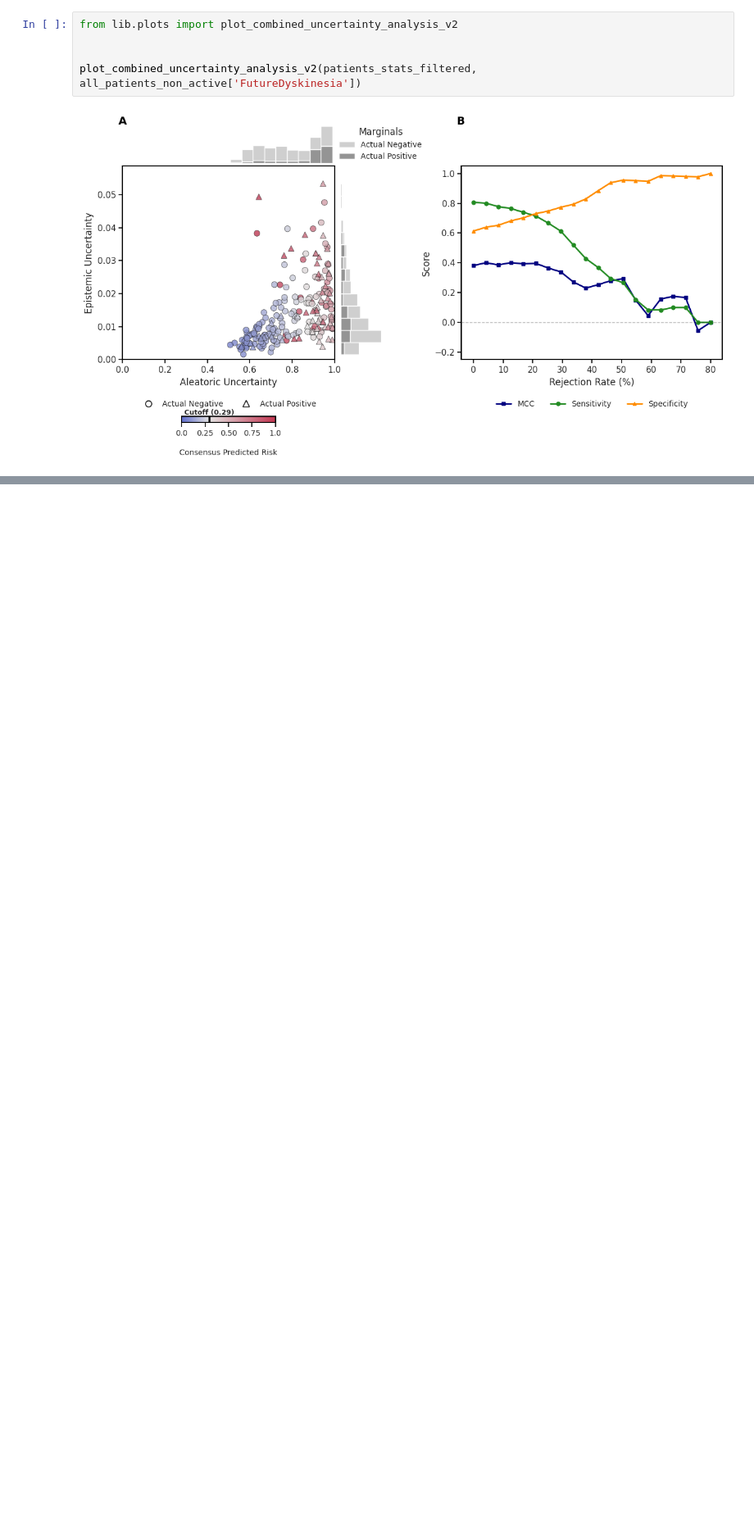
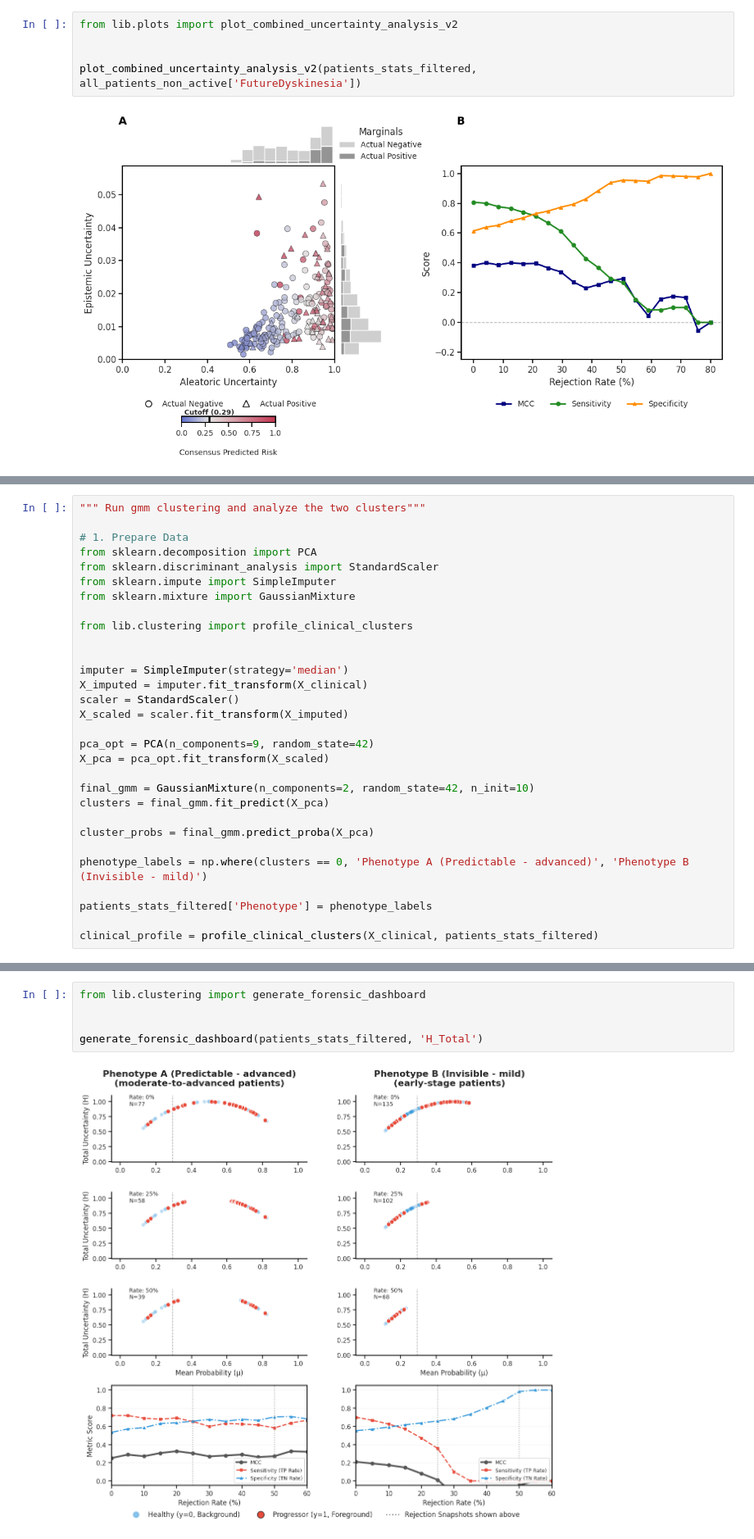
Before and after one commit to endrwalter/uncertainty_ml, a Jupyter notebook: code_uncertainty/main_pd.ipynb, the cells around one changed output, grey strips where cells are left out. Shown at 82% size. Cells and saved outputs as stored; diff of their text form; blank space fills up the shorter version.

```diff
--- a/code_uncertainty/main_pd.ipynb
+++ b/code_uncertainty/main_pd.ipynb
@@ -86,0 +110,30 @@ plot_combined_uncertainty_analysis_v2(patients_stats_filtered, all_patients_non_
+# %%
+""" Run gmm clustering and analyze the two clusters"""
+
+# 1. Prepare Data
+from sklearn.decomposition import PCA
+from sklearn.discriminant_analysis import StandardScaler
+from sklearn.impute import SimpleImputer
+from sklearn.mixture import GaussianMixture
+
+from lib.clustering import profile_clinical_clusters
+
+
+imputer = SimpleImputer(strategy='median')
+X_imputed = imputer.fit_transform(X_clinical)
+scaler = StandardScaler()
+X_scaled = scaler.fit_transform(X_imputed)
+
+pca_opt = PCA(n_components=9, random_state=42)
+X_pca = pca_opt.fit_transform(X_scaled)
+
+final_gmm = GaussianMixture(n_components=2, random_state=42, n_init=10)
+clusters = final_gmm.fit_predict(X_pca)
+
+cluster_probs = final_gmm.predict_proba(X_pca)
+
+phenotype_labels = np.where(clusters == 0, 'Phenotype A (Predictable - advanced)', 'Phenotype B (Invisible - mild)')
+
+patients_stats_filtered['Phenotype'] = phenotype_labels
+
+clinical_profile = profile_clinical_clusters(X_clinical, patients_stats_filtered)
@@ -86,0 +190,7 @@ plot_combined_uncertainty_analysis_v2(patients_stats_filtered, all_patients_non_
+# %%
+from lib.clustering import generate_forensic_dashboard
+
+
+generate_forensic_dashboard(patients_stats_filtered, 'H_Total')
+# %% [output]
+[figure, added]
```
Also changed, not shown: parts of 7 cells of this notebook, 3 other files.
